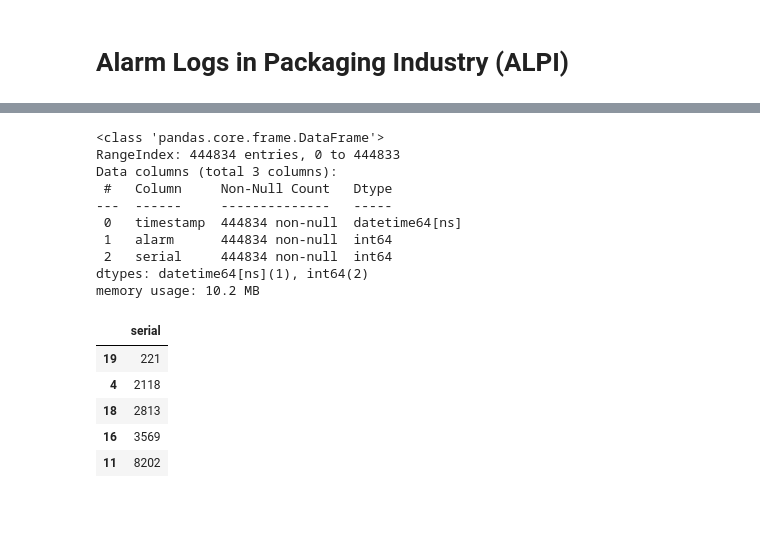
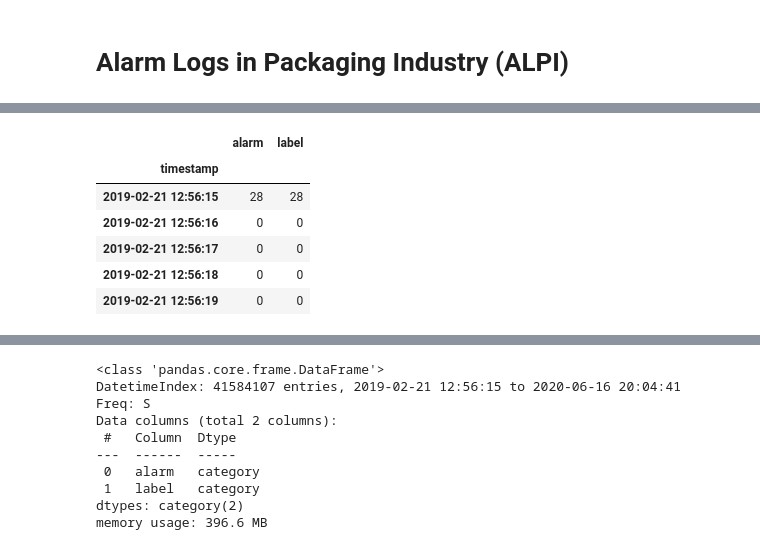
Before and after one commit to shamilnabiyev/automl-time-series, a Jupyter notebook: notebooks/alarm-logs-packaging-industry.ipynb, the cells around one changed output, grey strips where cells are left out. Cells and saved outputs as stored; diff of their text form; code cells hidden in the pictures; blank space fills up the shorter version.

```diff
--- a/notebooks/alarm-logs-packaging-industry.ipynb
+++ b/notebooks/alarm-logs-packaging-industry.ipynb
@@ -88,0 +91,26 @@ Name: timestamp, Length: 444834, dtype: datetime64[ns]
+# %%
+%%time
+
+top_10_alarms = [45, 32, 21, 28, 31, 29, 137, 11, 26, 98]
+
+machine_6 = machine_6.loc[machine_6['alarm'].isin(top_10_alarms)]\
+    .drop("serial", axis=1)\
+    .set_index(["timestamp"])\
+    .asfreq(freq='1s')\
+    .fillna(0)\
+    .astype(int)\
+    .astype("category")
+
+machine_6["label"] = machine_6["alarm"]
+
+display(machine_6.head())
+
+print("Num. rows:", len(machine_6))
+# %% [output]
+|  | alarm | label |
+| timestamp |  |  |
+| 2019-02-21 12:56:15 | 28 | 28 |
+| 2019-02-21 12:56:16 | 0 | 0 |
+| 2019-02-21 12:56:17 | 0 | 0 |
+| 2019-02-21 12:56:18 | 0 | 0 |
+| 2019-02-21 12:56:19 | 0 | 0 |
@@ -89,25 +120,13 @@ Name: timestamp, Length: 444834, dtype: datetime64[ns]
 # %%
-df.info()
+machine_6.info()
 # %% [output]
 <class 'pandas.core.frame.DataFrame'>
-RangeIndex: 444834 entries, 0 to 444833
-Data columns (total 3 columns):
- #   Column     Non-Null Count   Dtype
----  ------     --------------   -----
- 0   timestamp  444834 non-null  datetime64[ns]
- 1   alarm      444834 non-null  int64
- 2   serial     444834 non-null  int64
-dtypes: datetime64[ns](1), int64(2)
-memory usage: 10.2 MB
+DatetimeIndex: 41584107 entries, 2019-02-21 12:56:15 to 2020-06-16 20:04:41
+Freq: S
+Data columns (total 2 columns):
+ #   Column  Dtype
+---  ------  -----
+ 0   alarm   category
+ 1   label   category
+dtypes: category(2)
+memory usage: 396.6 MB
-# %%
-machines = df["serial"].value_counts()
-machines = pd.DataFrame(machines)
-machines = machines.sort_values(by=["serial"])
-machines.head()
-# %% [output]
-|  | serial |
-| 19 | 221 |
-| 4 | 2118 |
-| 18 | 2813 |
-| 16 | 3569 |
-| 11 | 8202 |
```
Also changed, not shown: parts of 21 cells of this notebook.
